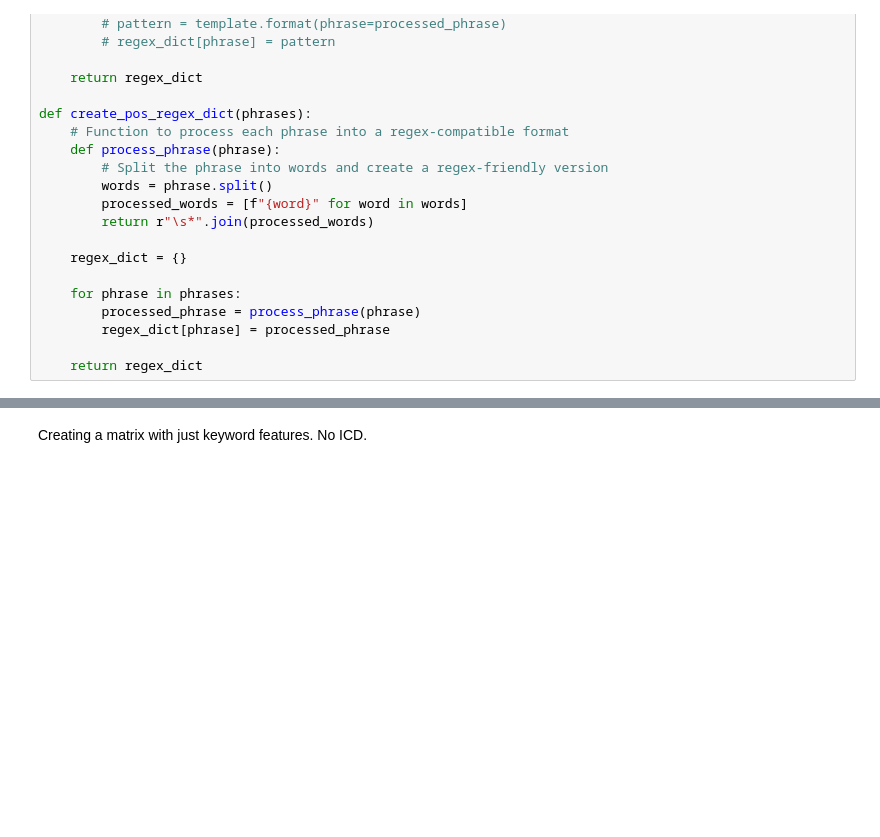
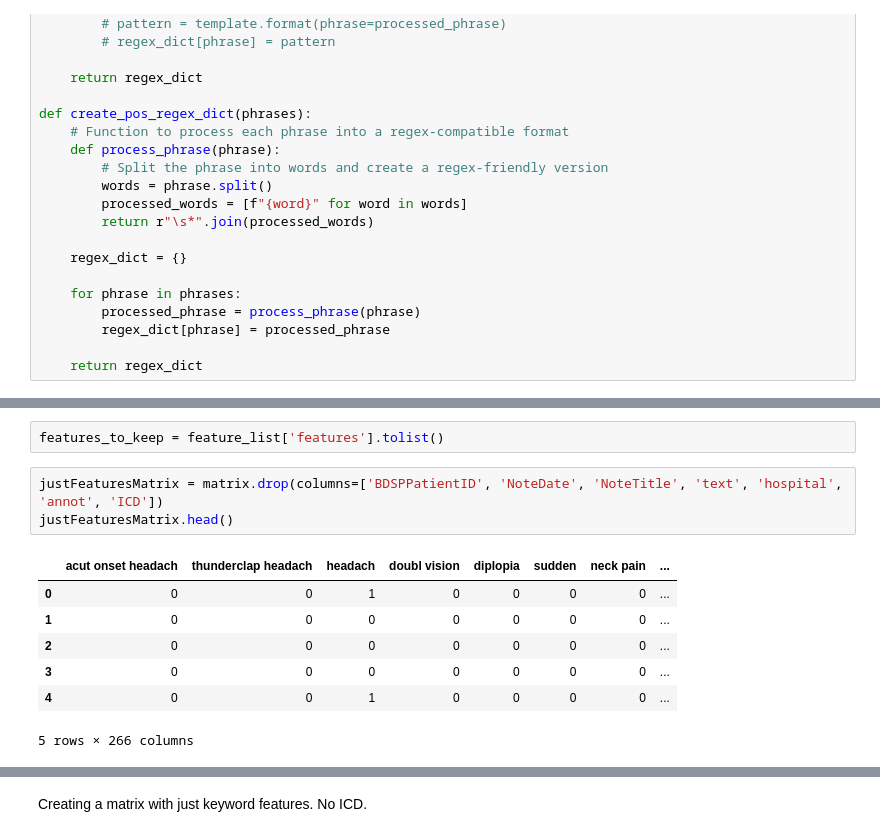
Before and after one commit to jwsearle18/NLP-SAH_identification, a Jupyter notebook: finalModel/2_add_keyword_features.ipynb, the cells around one changed output, grey strips where cells are left out. Saved outputs shown, nothing was run; the diff lists cells and outputs as text; blank space fills up the shorter version.

```diff
--- a/finalModel/2_add_keyword_features.ipynb
+++ b/finalModel/2_add_keyword_features.ipynb
@@ -192,0 +203,13 @@ dtype: int64
+# %%
+features_to_keep = feature_list['features'].tolist()
+# %%
+justFeaturesMatrix = matrix.drop(columns=['BDSPPatientID', 'NoteDate', 'NoteTitle', 'text', 'hospital', 'annot', 'ICD'])
+justFeaturesMatrix.head()
+# %% [output]
+|  | acut onset headach | thunderclap headach | headach | doubl vision | diplopia | sudden | neck pain | ... |
+| 0 | 0 | 0 | 1 | 0 | 0 | 0 | 0 | ... |
+| 1 | 0 | 0 | 0 | 0 | 0 | 0 | 0 | ... |
+| 2 | 0 | 0 | 0 | 0 | 0 | 0 | 0 | ... |
+| 3 | 0 | 0 | 0 | 0 | 0 | 0 | 0 | ... |
+| 4 | 0 | 0 | 1 | 0 | 0 | 0 | 0 | ... |
+5 rows × 266 columns
```
Also changed, not shown: parts of 11 cells of this notebook, 15 other files.
